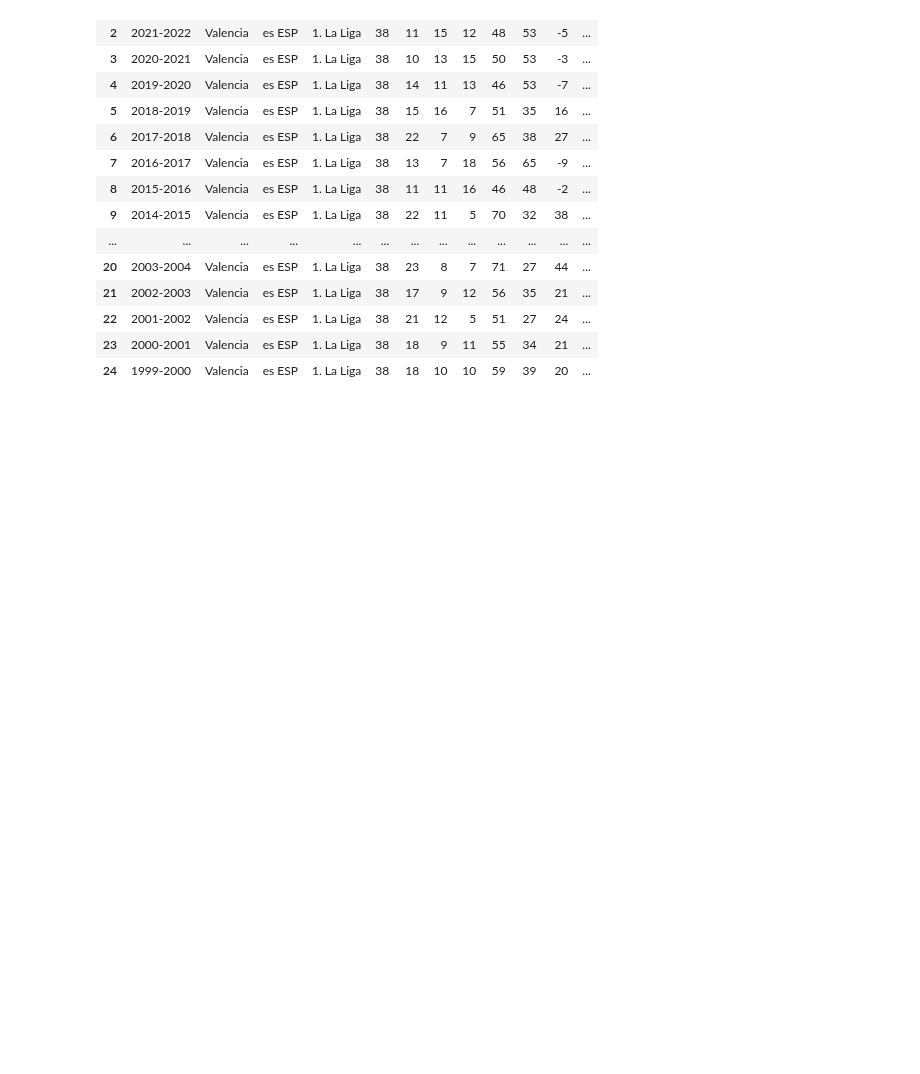
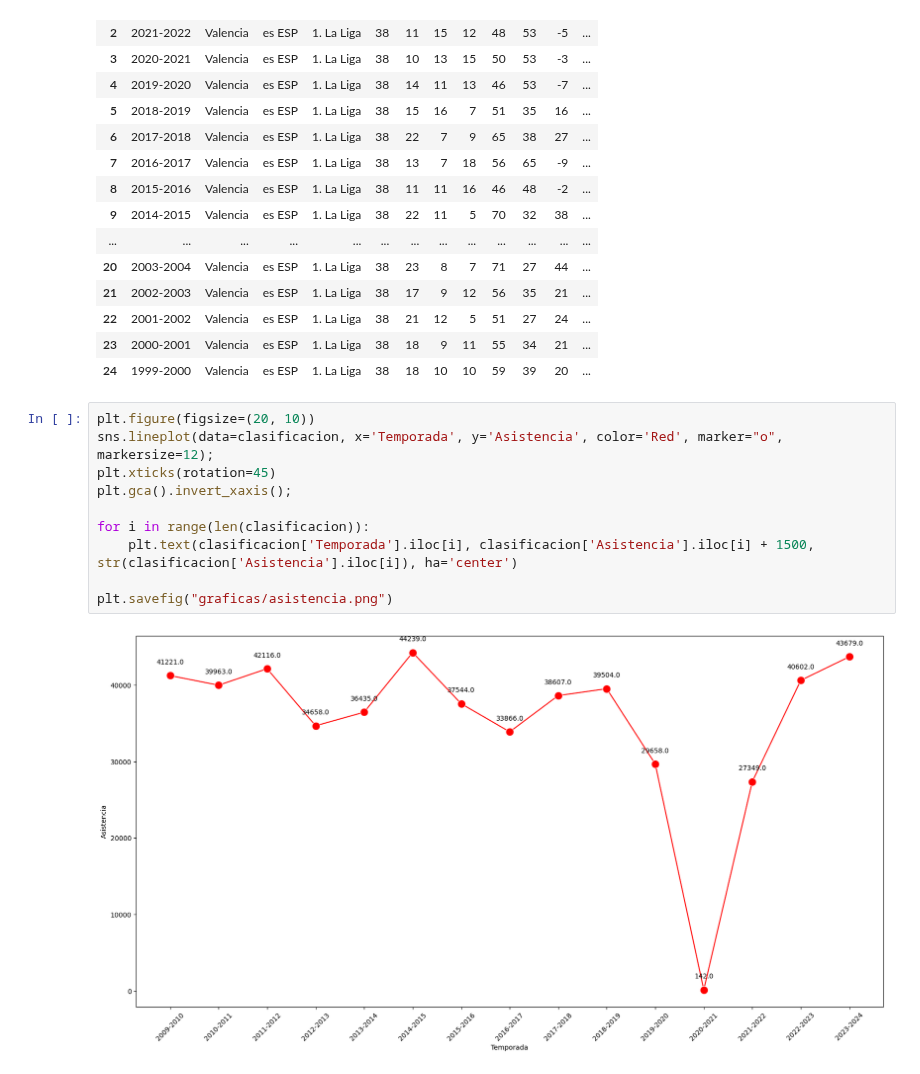
Before and after one commit to RaulSoler/ONLINE_DS_THEBRIDGE_RAULSOLER, a Jupyter notebook: Proyecto EDA/LIMGOHOME/memoria.ipynb, the cells around one changed output. Cells and saved outputs as stored; diff of their text form; blank space fills up the shorter version.

```diff
--- a/Proyecto EDA/LIMGOHOME/memoria.ipynb
+++ b/Proyecto EDA/LIMGOHOME/memoria.ipynb
@@ -408,3 +421,15 @@ clasificacion
 | 22 | 2001-2002 | Valencia | es ESP | 1. La Liga | 38 | 21 | 12 | 5 | 51 | 27 | 24 | ... |
 | 23 | 2000-2001 | Valencia | es ESP | 1. La Liga | 38 | 18 | 9 | 11 | 55 | 34 | 21 | ... |
 | 24 | 1999-2000 | Valencia | es ESP | 1. La Liga | 38 | 18 | 10 | 10 | 59 | 39 | 20 | ... |
+# %%
+plt.figure(figsize=(20, 10))
+sns.lineplot(data=clasificacion, x='Temporada', y='Asistencia', color='Red', marker="o", markersize=12);
+plt.xticks(rotation=45)
+plt.gca().invert_xaxis();
+
+for i in range(len(clasificacion)):
+    plt.text(clasificacion['Temporada'].iloc[i], clasificacion['Asistencia'].iloc[i] + 1500, str(clasificacion['Asistencia'].iloc[i]), ha='center')
+
+plt.savefig("graficas/asistencia.png")
+# %% [output]
+[figure, added]
```
Also changed, not shown: parts of 2 cells of this notebook, 2 other files.
